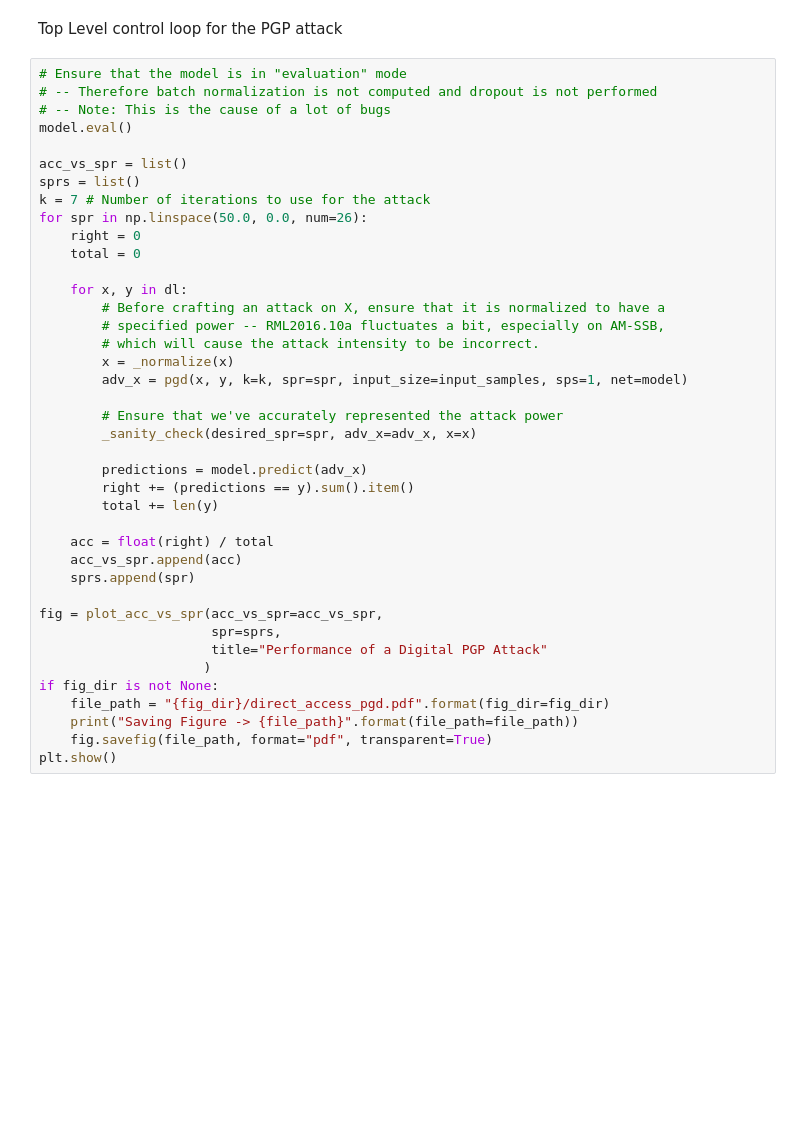
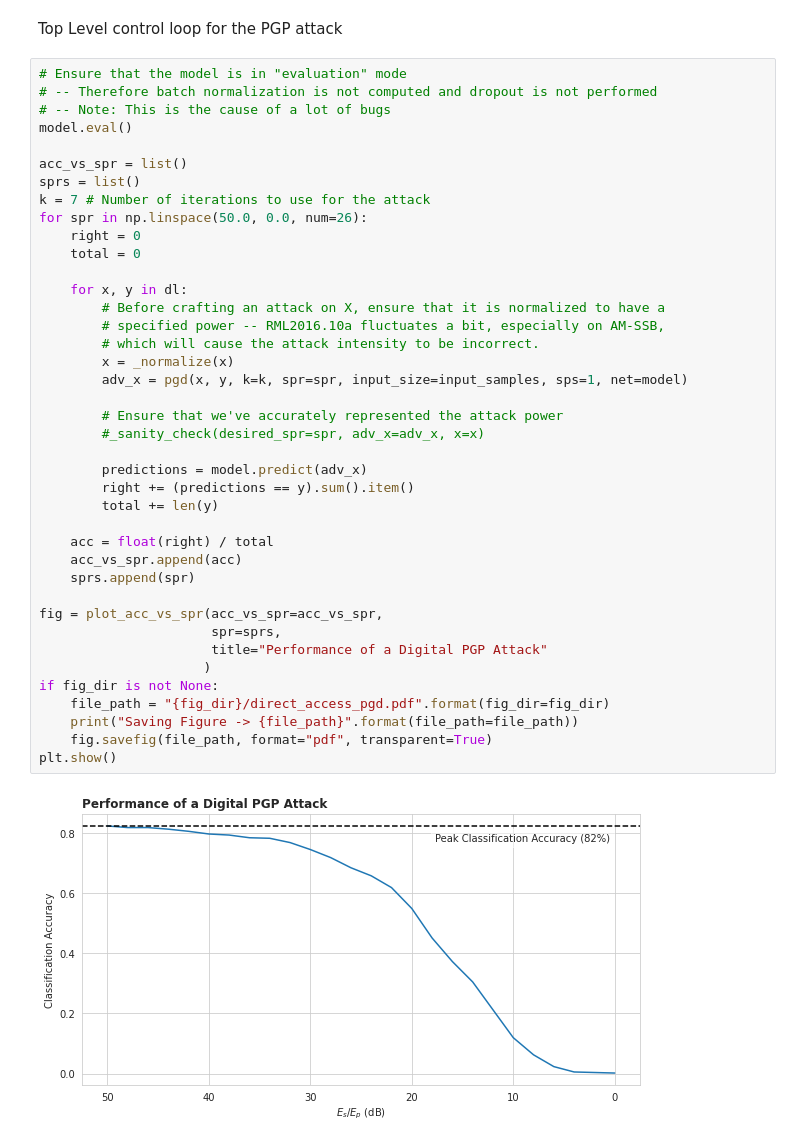
Before and after one commit to ongtiongheng/rfml, a Jupyter notebook: flower_module2_solutions_with_attack_PGP_FGSM_CNN.ipynb, the cells around one changed output. Saved outputs shown, nothing was run; the diff lists cells and outputs as text; blank space fills up the shorter version.

```diff
--- a/flower_module2_solutions_with_attack_PGP_FGSM_CNN.ipynb
+++ b/flower_module2_solutions_with_attack_PGP_FGSM_CNN.ipynb
@@ -758,34 +773,36 @@ k = 7 # Number of iterations to use for the attack
 for spr in np.linspace(50.0, 0.0, num=26):
     right = 0
     total = 0
 
     for x, y in dl:
         # Before crafting an attack on X, ensure that it is normalized to have a
         # specified power -- RML2016.10a fluctuates a bit, especially on AM-SSB,
         # which will cause the attack intensity to be incorrect.
         x = _normalize(x)
         adv_x = pgd(x, y, k=k, spr=spr, input_size=input_samples, sps=1, net=model)
 
         # Ensure that we've accurately represented the attack power
-        _sanity_check(desired_spr=spr, adv_x=adv_x, x=x)
+        #_sanity_check(desired_spr=spr, adv_x=adv_x, x=x)
 
         predictions = model.predict(adv_x)
         right += (predictions == y).sum().item()
         total += len(y)
 
     acc = float(right) / total
     acc_vs_spr.append(acc)
     sprs.append(spr)
 
 fig = plot_acc_vs_spr(acc_vs_spr=acc_vs_spr,
                       spr=sprs,
                       title="Performance of a Digital PGP Attack"
                      )
 if fig_dir is not None:
     file_path = "{fig_dir}/direct_access_pgd.pdf".format(fig_dir=fig_dir)
     print("Saving Figure -> {file_path}".format(file_path=file_path))
     fig.savefig(file_path, format="pdf", transparent=True)
 plt.show()
+# %% [output]
+[figure, added]
 # %%
 spr = 18  # dB
 
```
Also changed, not shown: parts of 2 cells of this notebook.
